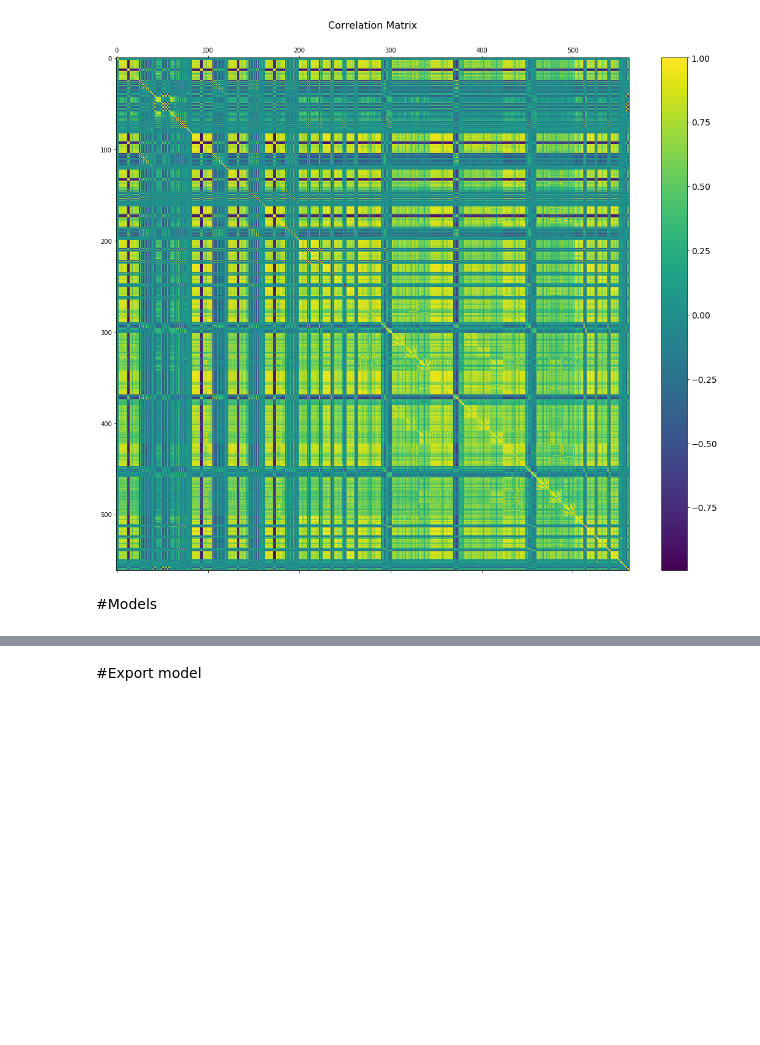
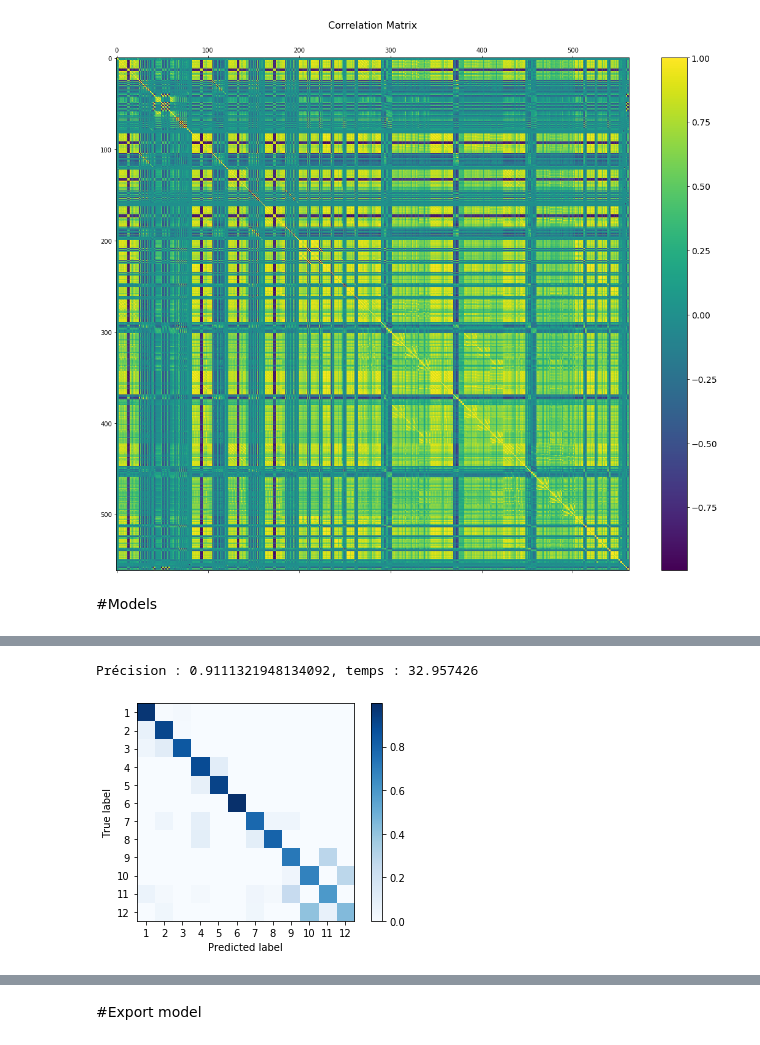
Before and after one commit to Koalananas/pythonfordata, a Jupyter notebook: python.ipynb, the cells around one changed output, grey strips where cells are left out. Cells and saved outputs as stored; diff of their text form; code cells hidden in the pictures; blank space fills up the shorter version.

```diff
--- a/python.ipynb
+++ b/python.ipynb
@@ -60,0 +96,25 @@ plt.show()
+# %%
+def rfc(trainx, trainy, testx, testy):
+  from sklearn.ensemble import RandomForestClassifier
+  time_start = time.clock()
+  rfc = RandomForestClassifier(n_estimators = 200)
+  rfc.fit(trainx,trainy.values.ravel())
+  predictions = rfc.predict(testx)
+  i = 0
+  accuracy =0
+  for res in predictions:
+    if res == testy.loc[i, "y_target"]:
+      accuracy +=1
+    i+=1
+  accuracy = (accuracy/i)
+  time_elapsed = (time.clock() - time_start)
+  return [rfc, accuracy, time_elapsed]
+
+rf = rfc(train_x, train_y, test_x, test_y)
+print("Précision : " + str(rf[1]) + ", temps : " + str(rf[2]) )
+disp = plot_confusion_matrix(rf[0], test_x, test_y,
+  cmap=plt.cm.Blues,
+  normalize="true",include_values=False)
+# %% [output]
+Précision : 0.9111321948134092, temps : 32.957426
+[figure, added]
```
Also changed, not shown: parts of 10 cells of this notebook.
